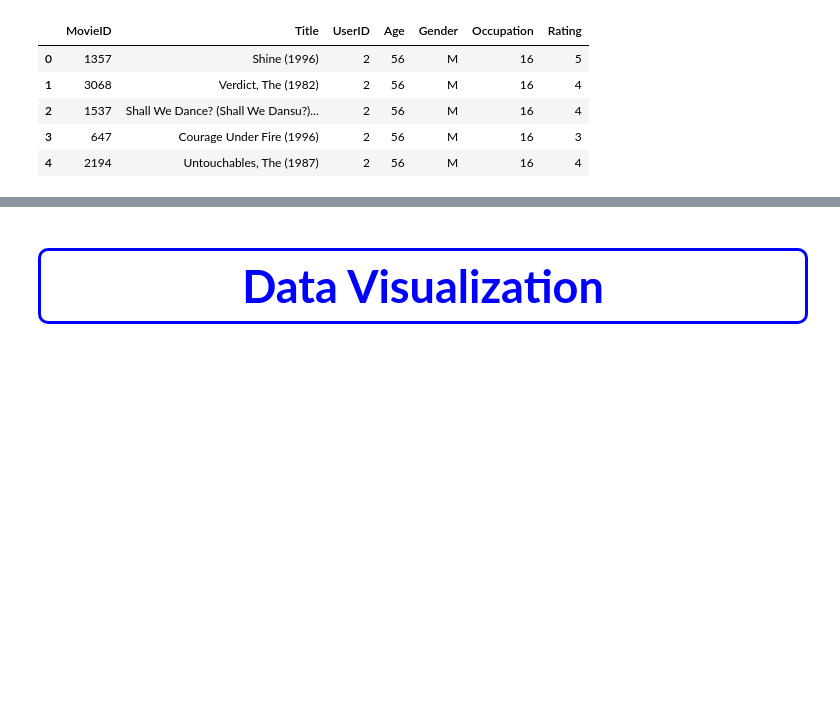
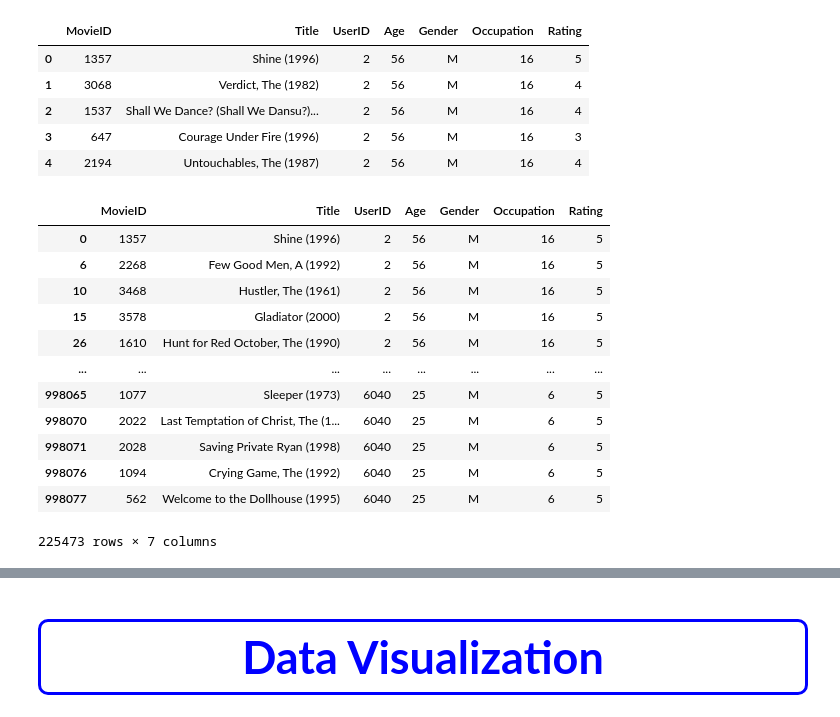
Before and after one commit to BS-World/CODESOFT_Project, a Jupyter notebook: movie-rating-prediction-with-python.ipynb, the cells around one changed output, grey strips where cells are left out. Saved outputs shown, nothing was run; the diff lists cells and outputs as text; code cells hidden in the pictures; blank space fills up the shorter version.

Commit message:
Kaggle Notebook | MOVIE RATING PREDICTION WITH PYTHON  🎥 | Version 2

```diff
--- a/movie-rating-prediction-with-python.ipynb
+++ b/movie-rating-prediction-with-python.ipynb
@@ -81,3 +81,20 @@ master_data.head()
 | 2 | 1537 | Shall We Dance? (Shall We Dansu?)... | 2 | 56 | M | 16 | 4 |
 | 3 | 647 | Courage Under Fire (1996) | 2 | 56 | M | 16 | 3 |
 | 4 | 2194 | Untouchables, The (1987) | 2 | 56 | M | 16 | 4 |
+# %%
+# all 5 rating movies list count = 225473
+master_data[master_data['Rating'] == 5]
+# %% [output]
+|  | MovieID | Title | UserID | Age | Gender | Occupation | Rating |
+| 0 | 1357 | Shine (1996) | 2 | 56 | M | 16 | 5 |
+| 6 | 2268 | Few Good Men, A (1992) | 2 | 56 | M | 16 | 5 |
+| 10 | 3468 | Hustler, The (1961) | 2 | 56 | M | 16 | 5 |
+| 15 | 3578 | Gladiator (2000) | 2 | 56 | M | 16 | 5 |
+| 26 | 1610 | Hunt for Red October, The (1990) | 2 | 56 | M | 16 | 5 |
+| ... | ... | ... | ... | ... | ... | ... | ... |
+| 998065 | 1077 | Sleeper (1973) | 6040 | 25 | M | 6 | 5 |
+| 998070 | 2022 | Last Temptation of Christ, The (1... | 6040 | 25 | M | 6 | 5 |
+| 998071 | 2028 | Saving Private Ryan (1998) | 6040 | 25 | M | 6 | 5 |
+| 998076 | 1094 | Crying Game, The (1992) | 6040 | 25 | M | 6 | 5 |
+| 998077 | 562 | Welcome to the Dollhouse (1995) | 6040 | 25 | M | 6 | 5 |
+225473 rows × 7 columns
```
Also changed, not shown: parts of 3 cells of this notebook.
